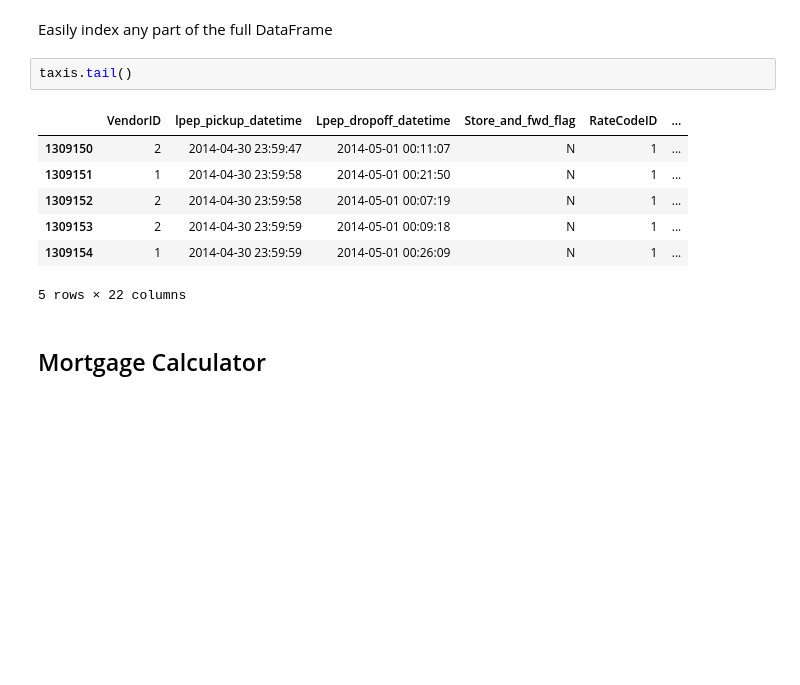
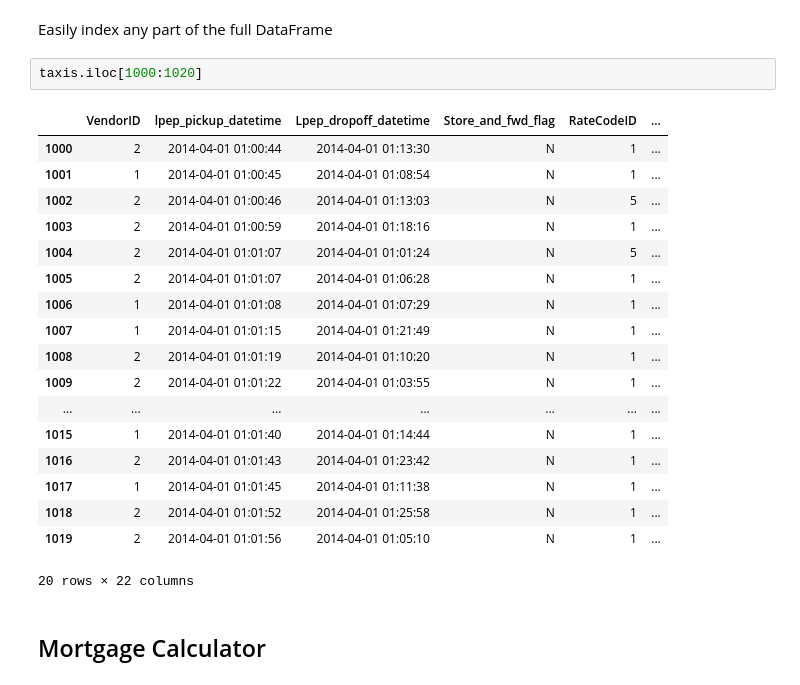
Before and after one commit to DataForScience/Excel, a Jupyter notebook: 1. Pitfalls.ipynb, the cells around one changed output. Drawn from its saved outputs; the diff is of its cells as text; blank space fills up the shorter version.

```diff
--- a/1. Pitfalls.ipynb
+++ b/1. Pitfalls.ipynb
@@ -99,16 +99,27 @@ taxis['Fare_amount'].mean()
 12.339962212266684
 # %% [markdown]
 Easily index any part of the full DataFrame
-# %%
-taxis.tail()
-# %% [output]
-|  | VendorID | lpep_pickup_datetime | Lpep_dropoff_datetime | Store_and_fwd_flag | RateCodeID | ... |
-| 1309150 | 2 | 2014-04-30 23:59:47 | 2014-05-01 00:11:07 | N | 1 | ... |
-| 1309151 | 1 | 2014-04-30 23:59:58 | 2014-05-01 00:21:50 | N | 1 | ... |
-| 1309152 | 2 | 2014-04-30 23:59:58 | 2014-05-01 00:07:19 | N | 1 | ... |
-| 1309153 | 2 | 2014-04-30 23:59:59 | 2014-05-01 00:09:18 | N | 1 | ... |
-| 1309154 | 1 | 2014-04-30 23:59:59 | 2014-05-01 00:26:09 | N | 1 | ... |
-5 rows × 22 columns
+# %%
+taxis.iloc[1000:1020]
+# %% [output]
+|  | VendorID | lpep_pickup_datetime | Lpep_dropoff_datetime | Store_and_fwd_flag | RateCodeID | ... |
+| 1000 | 2 | 2014-04-01 01:00:44 | 2014-04-01 01:13:30 | N | 1 | ... |
+| 1001 | 1 | 2014-04-01 01:00:45 | 2014-04-01 01:08:54 | N | 1 | ... |
+| 1002 | 2 | 2014-04-01 01:00:46 | 2014-04-01 01:13:03 | N | 5 | ... |
+| 1003 | 2 | 2014-04-01 01:00:59 | 2014-04-01 01:18:16 | N | 1 | ... |
+| 1004 | 2 | 2014-04-01 01:01:07 | 2014-04-01 01:01:24 | N | 5 | ... |
+| 1005 | 2 | 2014-04-01 01:01:07 | 2014-04-01 01:06:28 | N | 1 | ... |
+| 1006 | 1 | 2014-04-01 01:01:08 | 2014-04-01 01:07:29 | N | 1 | ... |
+| 1007 | 1 | 2014-04-01 01:01:15 | 2014-04-01 01:21:49 | N | 1 | ... |
+| 1008 | 2 | 2014-04-01 01:01:19 | 2014-04-01 01:10:20 | N | 1 | ... |
+| 1009 | 2 | 2014-04-01 01:01:22 | 2014-04-01 01:03:55 | N | 1 | ... |
+| ... | ... | ... | ... | ... | ... | ... |
+| 1015 | 1 | 2014-04-01 01:01:40 | 2014-04-01 01:14:44 | N | 1 | ... |
+| 1016 | 2 | 2014-04-01 01:01:43 | 2014-04-01 01:23:42 | N | 1 | ... |
+| 1017 | 1 | 2014-04-01 01:01:45 | 2014-04-01 01:11:38 | N | 1 | ... |
+| 1018 | 2 | 2014-04-01 01:01:52 | 2014-04-01 01:25:58 | N | 1 | ... |
+| 1019 | 2 | 2014-04-01 01:01:56 | 2014-04-01 01:05:10 | N | 1 | ... |
+20 rows × 22 columns
 # %% [markdown]
 ## Mortgage Calculator
 # %% [markdown]
```
Also changed, not shown: parts of 2 cells of this notebook, 3 other files.
